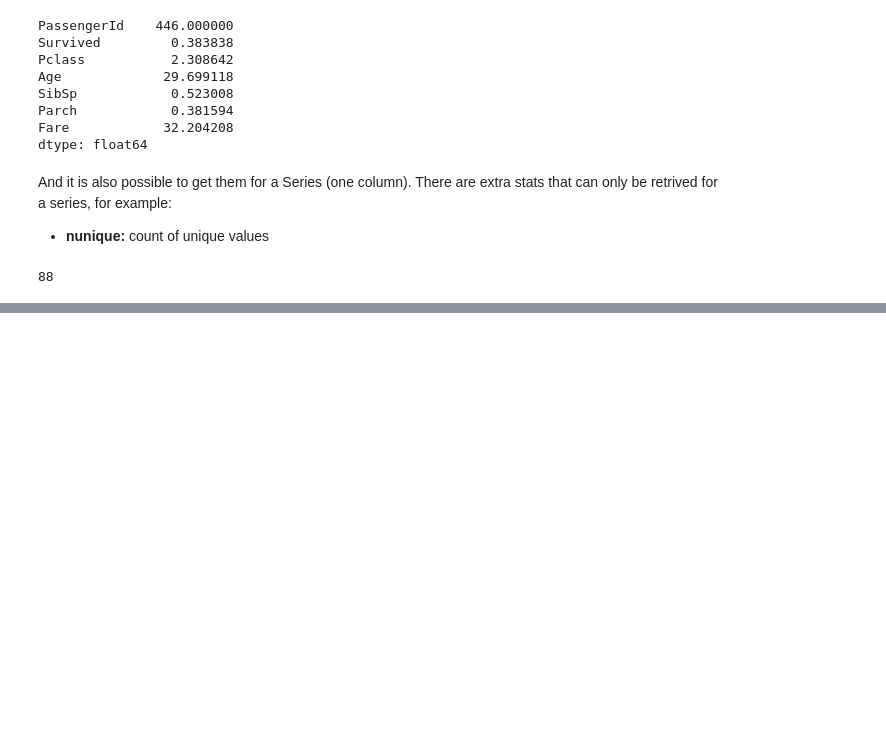
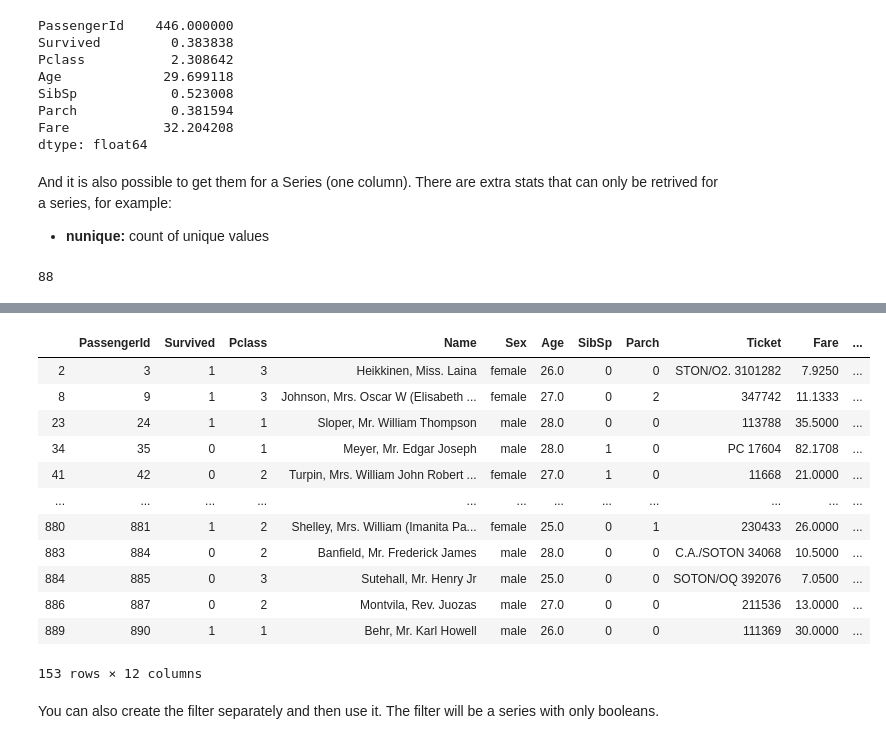
Before and after one commit to villoro/villoro_posts, a Jupyter notebook: pandas_intro/pandas_intro.ipynb, the cells around one changed output, grey strips where cells are left out. Drawn from its saved outputs; the diff is of its cells as text; code cells hidden in the pictures; blank space fills up the shorter version.

```diff
--- a/pandas_intro/pandas_intro.ipynb
+++ b/pandas_intro/pandas_intro.ipynb
@@ -258,0 +293,18 @@ df["Age"].nunique()
+# %%
+df[(df["Age"] > 22) & (df["Age"] < 30)]
+# %% [output]
+|  | PassengerId | Survived | Pclass | Name | Sex | Age | SibSp | Parch | Ticket | Fare | ... |
+| 2 | 3 | 1 | 3 | Heikkinen, Miss. Laina | female | 26.0 | 0 | 0 | STON/O2. 3101282 | 7.9250 | ... |
+| 8 | 9 | 1 | 3 | Johnson, Mrs. Oscar W (Elisabeth ... | female | 27.0 | 0 | 2 | 347742 | 11.1333 | ... |
+| 23 | 24 | 1 | 1 | Sloper, Mr. William Thompson | male | 28.0 | 0 | 0 | 113788 | 35.5000 | ... |
+| 34 | 35 | 0 | 1 | Meyer, Mr. Edgar Joseph | male | 28.0 | 1 | 0 | PC 17604 | 82.1708 | ... |
+| 41 | 42 | 0 | 2 | Turpin, Mrs. William John Robert ... | female | 27.0 | 1 | 0 | 11668 | 21.0000 | ... |
+| ... | ... | ... | ... | ... | ... | ... | ... | ... | ... | ... | ... |
+| 880 | 881 | 1 | 2 | Shelley, Mrs. William (Imanita Pa... | female | 25.0 | 0 | 1 | 230433 | 26.0000 | ... |
+| 883 | 884 | 0 | 2 | Banfield, Mr. Frederick James | male | 28.0 | 0 | 0 | C.A./SOTON 34068 | 10.5000 | ... |
+| 884 | 885 | 0 | 3 | Sutehall, Mr. Henry Jr | male | 25.0 | 0 | 0 | SOTON/OQ 392076 | 7.0500 | ... |
+| 886 | 887 | 0 | 2 | Montvila, Rev. Juozas | male | 27.0 | 0 | 0 | 211536 | 13.0000 | ... |
+| 889 | 890 | 1 | 1 | Behr, Mr. Karl Howell | male | 26.0 | 0 | 0 | 111369 | 30.0000 | ... |
+153 rows × 12 columns
+# %% [markdown]
+You can also create the filter separately and then use it. The filter will be a series with only booleans.
```
Also changed, not shown: parts of 74 cells of this notebook, 4 other files.
